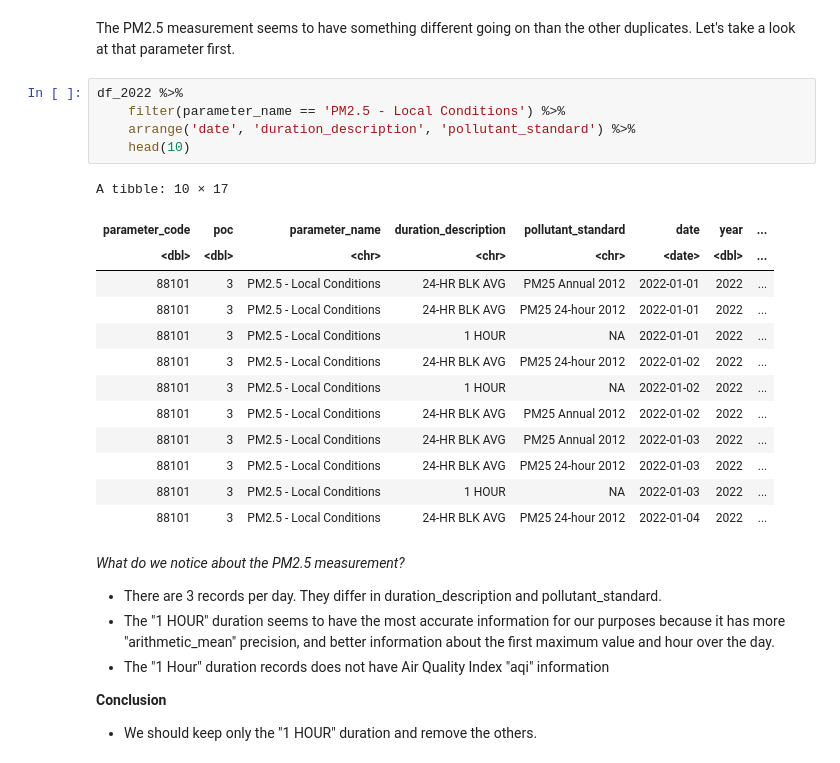
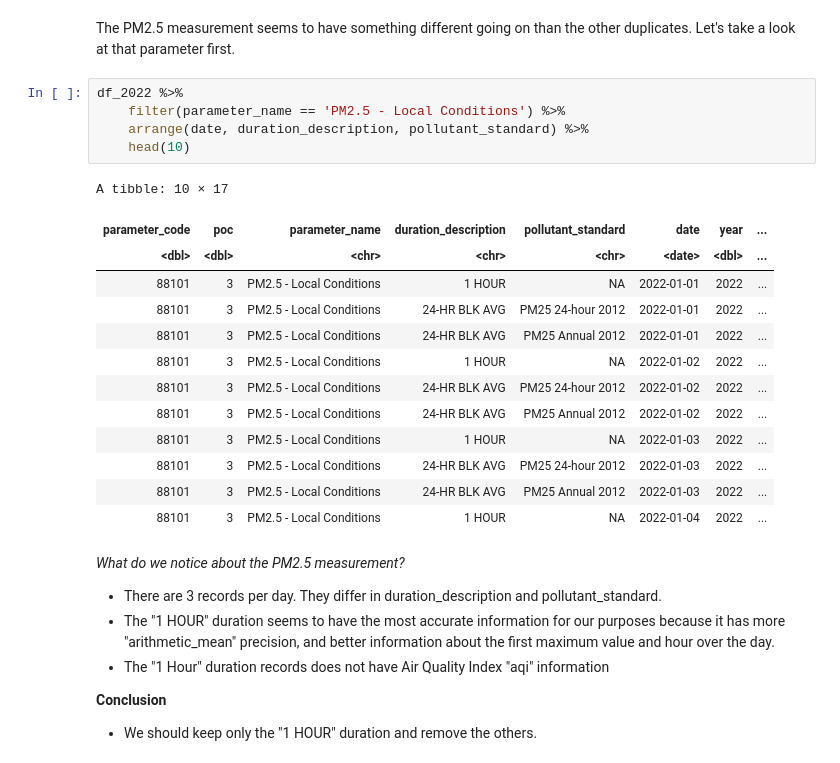
Before and after one commit to MPA-2065-FA24/mpa2065-fall2024, a Jupyter notebook: exploratory_data_analysis/notebooks/1.0-gtd-eda-walkthrough.ipynb, the cells around one changed output. Cells and saved outputs as stored; diff of their text form.

```diff
--- a/exploratory_data_analysis/notebooks/1.0-gtd-eda-walkthrough.ipynb
+++ b/exploratory_data_analysis/notebooks/1.0-gtd-eda-walkthrough.ipynb
@@ -895,22 +907,22 @@ The PM2.5 measurement seems to have something different going on than the other
 # %%
 df_2022 %>%
     filter(parameter_name == 'PM2.5 - Local Conditions') %>%
-    arrange('date', 'duration_description', 'pollutant_standard') %>%
+    arrange(date, duration_description, pollutant_standard) %>%
     head(10)
 # %% [output]
 A tibble: 10 × 17
 | parameter_code | poc | parameter_name | duration_description | pollutant_standard | date | year | ... |
 | <dbl> | <dbl> | <chr> | <chr> | <chr> | <date> | <dbl> | ... |
+| 88101 | 3 | PM2.5 - Local Conditions | 1 HOUR | NA | 2022-01-01 | 2022 | ... |
+| 88101 | 3 | PM2.5 - Local Conditions | 24-HR BLK AVG | PM25 24-hour 2012 | 2022-01-01 | 2022 | ... |
 | 88101 | 3 | PM2.5 - Local Conditions | 24-HR BLK AVG | PM25 Annual 2012 | 2022-01-01 | 2022 | ... |
-| 88101 | 3 | PM2.5 - Local Conditions | 24-HR BLK AVG | PM25 24-hour 2012 | 2022-01-01 | 2022 | ... |
-| 88101 | 3 | PM2.5 - Local Conditions | 1 HOUR | NA | 2022-01-01 | 2022 | ... |
+| 88101 | 3 | PM2.5 - Local Conditions | 1 HOUR | NA | 2022-01-02 | 2022 | ... |
 | 88101 | 3 | PM2.5 - Local Conditions | 24-HR BLK AVG | PM25 24-hour 2012 | 2022-01-02 | 2022 | ... |
-| 88101 | 3 | PM2.5 - Local Conditions | 1 HOUR | NA | 2022-01-02 | 2022 | ... |
 | 88101 | 3 | PM2.5 - Local Conditions | 24-HR BLK AVG | PM25 Annual 2012 | 2022-01-02 | 2022 | ... |
+| 88101 | 3 | PM2.5 - Local Conditions | 1 HOUR | NA | 2022-01-03 | 2022 | ... |
+| 88101 | 3 | PM2.5 - Local Conditions | 24-HR BLK AVG | PM25 24-hour 2012 | 2022-01-03 | 2022 | ... |
 | 88101 | 3 | PM2.5 - Local Conditions | 24-HR BLK AVG | PM25 Annual 2012 | 2022-01-03 | 2022 | ... |
-| 88101 | 3 | PM2.5 - Local Conditions | 24-HR BLK AVG | PM25 24-hour 2012 | 2022-01-03 | 2022 | ... |
-| 88101 | 3 | PM2.5 - Local Conditions | 1 HOUR | NA | 2022-01-03 | 2022 | ... |
-| 88101 | 3 | PM2.5 - Local Conditions | 24-HR BLK AVG | PM25 24-hour 2012 | 2022-01-04 | 2022 | ... |
+| 88101 | 3 | PM2.5 - Local Conditions | 1 HOUR | NA | 2022-01-04 | 2022 | ... |
 # %% [markdown]
 *What do we notice about the PM2.5 measurement?*
 * There are 3 records per day. They differ in duration_description and pollutant_standard.
```
Also changed, not shown: parts of 35 cells of this notebook, 1 other file.
